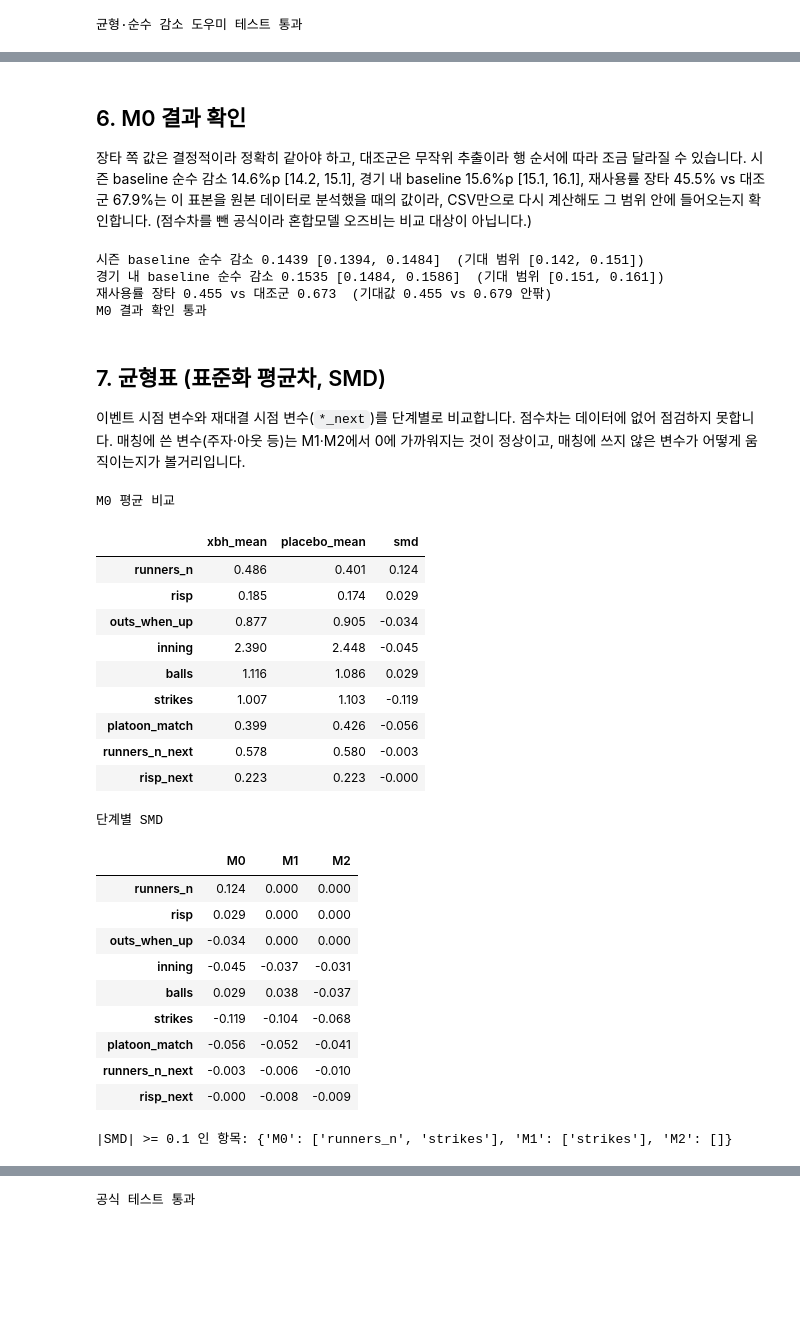
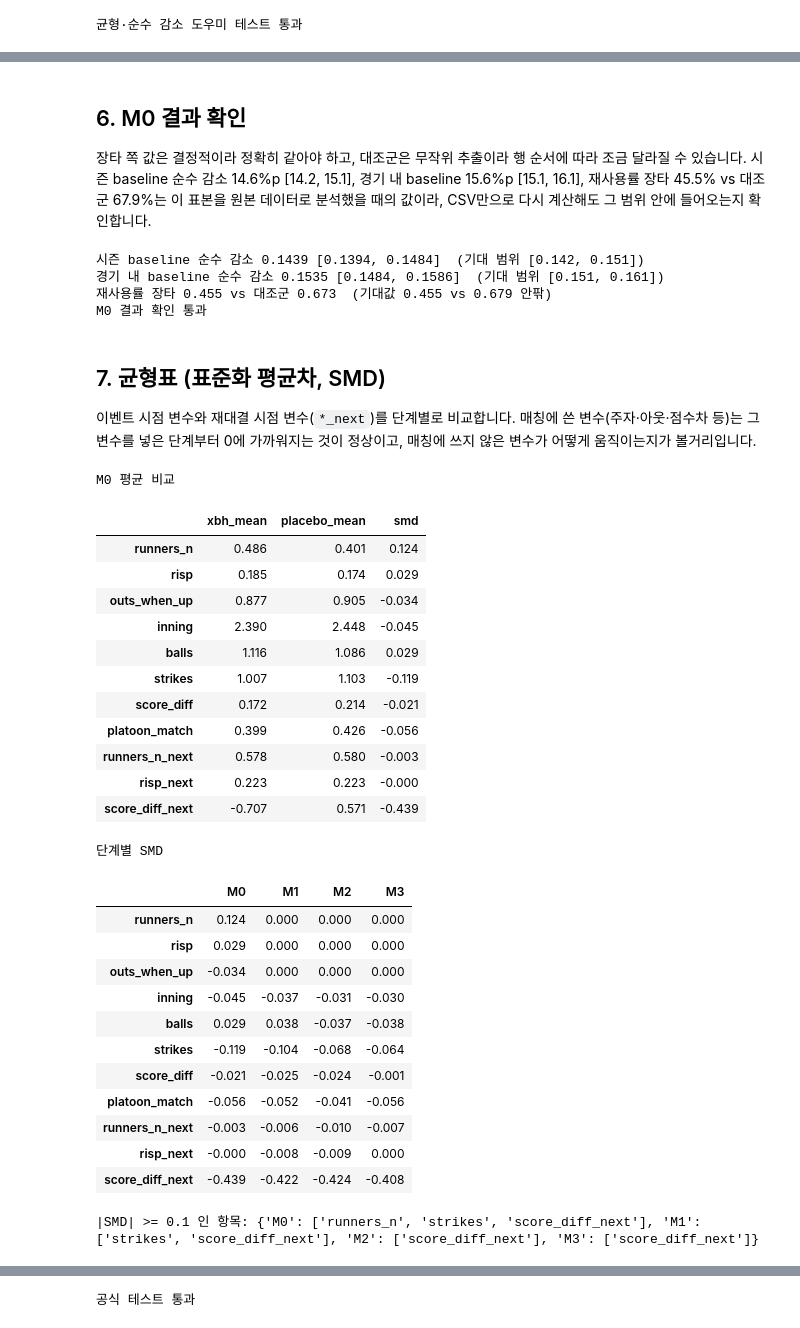
Before and after one commit to DongYun22/9th-first-project-baseball-2, a Jupyter notebook: notebooks/01_DY_situation_matched_control.ipynb, the cells around one changed output, grey strips where cells are left out. Saved outputs shown, nothing was run; the diff lists cells and outputs as text; code cells hidden in the pictures; blank space fills up the shorter version.

```diff
--- a/notebooks/01_DY_situation_matched_control.ipynb
+++ b/notebooks/01_DY_situation_matched_control.ipynb
@@ -81,5 +81,8 @@ print('표본 검증 통과')
 # %%
-SITUATION_COLUMNS = ['runners_n', 'risp', 'bases', 'base_out_state', 'inning_bucket', 'count_bucket']
+SITUATION_COLUMNS = [
+    'runners_n', 'risp', 'bases', 'base_out_state', 'inning_bucket', 'count_bucket',
+    'score_diff', 'score_diff_bucket',
+]
 
 
 def add_situation_columns(df: pd.DataFrame) -> pd.DataFrame:
@@ -93,6 +96,12 @@ def add_situation_columns(df: pd.DataFrame) -> pd.DataFrame:
     out['count_bucket'] = np.select(
         [out['strikes'] > out['balls'], out['strikes'] < out['balls']], ['pitcher', 'batter'], default='even'
     )
+    out['score_diff'] = np.where(
+        out['inning_topbot'] == 'Top', out['home_score'] - out['away_score'], out['away_score'] - out['home_score']
+    )
+    out['score_diff_bucket'] = np.select(
+        [out['score_diff'] < 0, out['score_diff'] > 0], ['뒤짐', '앞섬'], default='동점'
+    )
     return out
 # %%
 _t = pd.DataFrame({
@@ -136,7 +150,7 @@ season_usage = compute_season_usage_rate(pitches)
 xbh_all = identify_extra_base_hit_events(pitches)
 assert len(xbh_all) == 70_319, len(xbh_all)
 
-xbh = build_xbh_rematch(pitches, season_usage).drop(columns='score_diff')
+xbh = build_xbh_rematch(pitches, season_usage)
 n_eligible = int(xbh['pitch_family'].notna().sum())
 assert len(xbh) == 27_391, len(xbh)
 assert n_eligible == 27_371, n_eligible
@@ -154,7 +168,7 @@ season
 장타 70,319건, 같은 타자 재대결 27,391건 (구종 있는 27,371건)
 # %%
 PITCH_KEYS = ['game_pk', 'at_bat_number', 'pitch_number', 'pitcher']
-NEXT_COLUMNS = ['runners_n_next', 'risp_next', 'outs_next']
+NEXT_COLUMNS = ['runners_n_next', 'risp_next', 'outs_next', 'score_diff_next']
 
 
 def attach_event_situation(events: pd.DataFrame, pitches_sit: pd.DataFrame) -> pd.DataFrame:
@@ -169,15 +183,15 @@ def attach_event_situation(events: pd.DataFrame, pitches_sit: pd.DataFrame) -> p
 
 
 def attach_next_situation(events: pd.DataFrame, pitches_sit: pd.DataFrame) -> pd.DataFrame:
-    """재대결 타석에서 같은 투수가 던진 첫 투구 시점의 주자·아웃을 붙인다 (균형 점검·보정용)."""
+    """재대결 타석에서 같은 투수가 던진 첫 투구 시점의 주자·아웃·점수차를 붙인다 (균형 점검·보정용)."""
     events = events.drop(columns=[c for c in NEXT_COLUMNS if c in events.columns])
     first = (
         pitches_sit.sort_values(['game_pk', 'at_bat_number', 'pitcher', 'pitch_number'])
         .groupby(['game_pk', 'at_bat_number', 'pitcher'], as_index=False)
-        .first()[['game_pk', 'at_bat_number', 'pitcher', 'runners_n', 'risp', 'outs_when_up']]
+        .first()[['game_pk', 'at_bat_number', 'pitcher', 'runners_n', 'risp', 'outs_when_up', 'score_diff']]
         .rename(columns={
             'at_bat_number': 'next_at_bat_number', 'runners_n': 'runners_n_next',
-            'risp': 'risp_next', 'outs_when_up': 'outs_next',
+            'risp': 'risp_next', 'outs_when_up': 'outs_next', 'score_diff': 'score_diff_next',
         })
     )
     first['next_at_bat_number'] = first['next_at_bat_number'].astype(float)
@@ -287,13 +308,14 @@ STEPS = {
     'M0': ('season', 'pitch_family'),
     'M1': ('season', 'pitch_family', 'base_out_state'),
     'M2': ('season', 'pitch_family', 'base_out_state', 'inning_bucket', 'count_bucket'),
+    'M3': ('season', 'pitch_family', 'base_out_state', 'inning_bucket', 'count_bucket', 'score_diff_bucket'),
 }
 
 
 def build_step(step: str, pitches_sit: pd.DataFrame, xbh_: pd.DataFrame, season_usage_: pd.DataFrame):
     """단계별 대조군을 뽑고 장타를 칸별 대조군 수에 맞춘다. (장타, 대조군) 반환."""
     strata = list(STEPS[step])
-    placebo = build_placebo_rematch(pitches_sit, xbh_, season_usage_, strata_cols=tuple(strata)).drop(columns='score_diff')
+    placebo = build_placebo_rematch(pitches_sit, xbh_, season_usage_, strata_cols=tuple(strata))
     placebo = attach_next_situation(attach_event_situation(placebo, pitches_sit), pitches_sit)
     xbh_m = match_treatment_to_control(xbh_, placebo, tuple(strata), seed=PLACEBO_SEED)
     same = xbh_m.groupby(strata).size().sort_index().equals(placebo.groupby(strata).size().sort_index())
@@ -304,6 +326,7 @@ def build_step(step: str, pitches_sit: pd.DataFrame, xbh_: pd.DataFrame, season_
 pairs = {}
 for step in STEPS:
     xbh_m, placebo_m = build_step(step, pitches, xbh, season_usage)
+    xbh_m['runner_group'], placebo_m['runner_group'] = runner_group(xbh_m), runner_group(placebo_m)
     pairs[step] = (xbh_m, placebo_m)
     print(f'{step}: 장타 {len(xbh_m):,}/{n_eligible:,}건 유지 ({len(xbh_m) / n_eligible:.1%}), 대조군 {len(placebo_m):,}건')
 # %% [output]
@@ -316,7 +340,6 @@ M2: 장타 27,156/27,371건 유지 (99.2%), 대조군 27,156건
 장타 쪽 값은 결정적이라 정확히 같아야 하고, 대조군은 무작위 추출이라 행 순서에 따라 조금 달라질 수 있습니다.
 시즌 baseline 순수 감소 14.6%p [14.2, 15.1], 경기 내 baseline 15.6%p [15.1, 16.1], 재사용률 장타 45.5% vs 대조군 67.9%는
 이 표본을 원본 데이터로 분석했을 때의 값이라, CSV만으로 다시 계산해도 그 범위 안에 들어오는지 확인합니다.
-(점수차를 뺀 공식이라 혼합모델 오즈비는 비교 대상이 아닙니다.)
 # %%
 xbh0, placebo0 = pairs['M0']
 assert len(xbh0) / n_eligible >= 0.999, 'M0에서 장타가 줄어듦: 대조군 후보가 부족한 칸이 있음'
@@ -342,43 +365,48 @@ M0 결과 확인 통과
 # %% [markdown]
 ## 7. 균형표 (표준화 평균차, SMD)
 
-이벤트 시점 변수와 재대결 시점 변수(`*_next`)를 단계별로 비교합니다. 점수차는 데이터에 없어 점검하지 못합니다.
-매칭에 쓴 변수(주자·아웃 등)는 M1·M2에서 0에 가까워지는 것이 정상이고, 매칭에 쓰지 않은 변수가 어떻게 움직이는지가 볼거리입니다.
+이벤트 시점 변수와 재대결 시점 변수(`*_next`)를 단계별로 비교합니다.
+매칭에 쓴 변수(주자·아웃·점수차 등)는 그 변수를 넣은 단계부터 0에 가까워지는 것이 정상이고, 매칭에 쓰지 않은 변수가 어떻게 움직이는지가 볼거리입니다.
 # %%
 BALANCE_COLUMNS = [
-    'runners_n', 'risp', 'outs_when_up', 'inning', 'balls', 'strikes', 'platoon_match', 'runners_n_next', 'risp_next',
+    'runners_n', 'risp', 'outs_when_up', 'inning', 'balls', 'strikes', 'score_diff', 'platoon_match',
+    'runners_n_next', 'risp_next', 'score_diff_next',
 ]
 print('M0 평균 비교')
 display(balance_table(*pairs['M0'], BALANCE_COLUMNS).round(3))
 
 balance_df = pd.DataFrame({step: balance_table(*pairs[step], BALANCE_COLUMNS)['smd'] for step in STEPS}).round(3)
 print('단계별 SMD')
 display(balance_df)
 print('|SMD| >= 0.1 인 항목:', {s: balance_df.index[balance_df[s].abs() >= 0.1].tolist() for s in STEPS})
 # %% [output]
 M0 평균 비교
 |  | xbh_mean | placebo_mean | smd |
 | runners_n | 0.486 | 0.401 | 0.124 |
 | risp | 0.185 | 0.174 | 0.029 |
 | outs_when_up | 0.877 | 0.905 | -0.034 |
 | inning | 2.390 | 2.448 | -0.045 |
 | balls | 1.116 | 1.086 | 0.029 |
 | strikes | 1.007 | 1.103 | -0.119 |
+| score_diff | 0.172 | 0.214 | -0.021 |
 | platoon_match | 0.399 | 0.426 | -0.056 |
 | runners_n_next | 0.578 | 0.580 | -0.003 |
 | risp_next | 0.223 | 0.223 | -0.000 |
+| score_diff_next | -0.707 | 0.571 | -0.439 |
 단계별 SMD
-|  | M0 | M1 | M2 |
-| runners_n | 0.124 | 0.000 | 0.000 |
-| risp | 0.029 | 0.000 | 0.000 |
-| outs_when_up | -0.034 | 0.000 | 0.000 |
-| inning | -0.045 | -0.037 | -0.031 |
-| balls | 0.029 | 0.038 | -0.037 |
-| strikes | -0.119 | -0.104 | -0.068 |
-| platoon_match | -0.056 | -0.052 | -0.041 |
-| runners_n_next | -0.003 | -0.006 | -0.010 |
-| risp_next | -0.000 | -0.008 | -0.009 |
+|  | M0 | M1 | M2 | M3 |
+| runners_n | 0.124 | 0.000 | 0.000 | 0.000 |
+| risp | 0.029 | 0.000 | 0.000 | 0.000 |
+| outs_when_up | -0.034 | 0.000 | 0.000 | 0.000 |
+| inning | -0.045 | -0.037 | -0.031 | -0.030 |
+| balls | 0.029 | 0.038 | -0.037 | -0.038 |
+| strikes | -0.119 | -0.104 | -0.068 | -0.064 |
+| score_diff | -0.021 | -0.025 | -0.024 | -0.001 |
+| platoon_match | -0.056 | -0.052 | -0.041 | -0.056 |
+| runners_n_next | -0.003 | -0.006 | -0.010 | -0.007 |
+| risp_next | -0.000 | -0.008 | -0.009 | 0.000 |
+| score_diff_next | -0.439 | -0.422 | -0.424 | -0.408 |
-|SMD| >= 0.1 인 항목: {'M0': ['runners_n', 'strikes'], 'M1': ['strikes'], 'M2': []}
+|SMD| >= 0.1 인 항목: {'M0': ['runners_n', 'strikes', 'score_diff_next'], 'M1': ['strikes', 'score_diff_next'], 'M2': ['score_diff_next'], 'M3': ['score_diff_next']}
 # %% [markdown]
 ## 8. 결과: 순수 감소와 혼합모델
 
```
Also changed, not shown: parts of 19 cells of this notebook, 3 other files.
